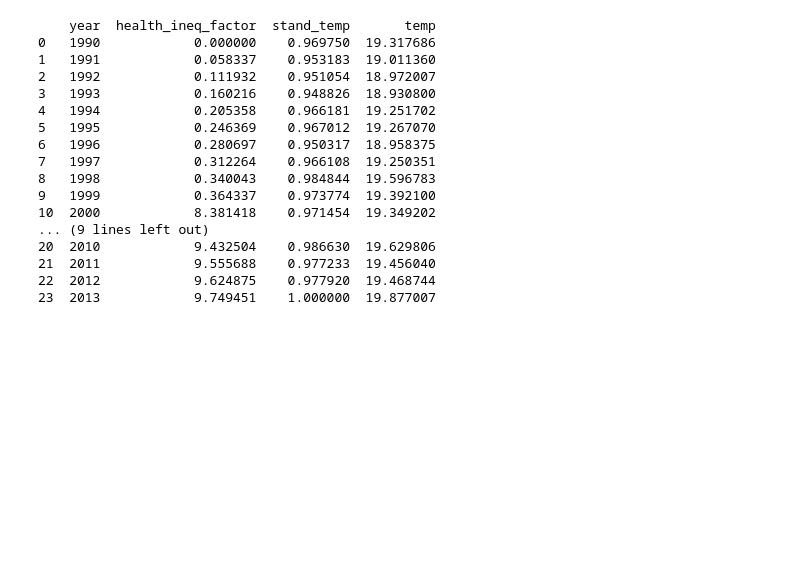
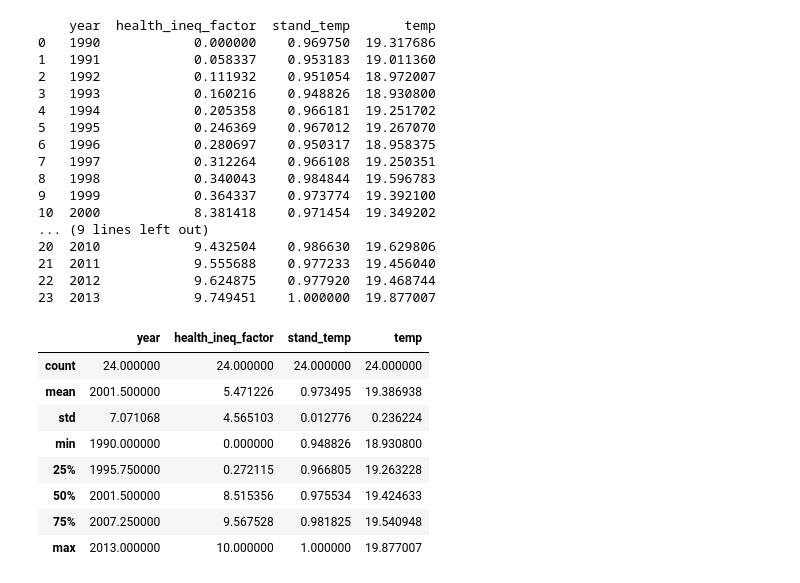
Before and after one commit to E-Eshbaugh/Global-Warming-Health-Inequality, a Jupyter notebook: CollectionProcessing.ipynb, the cells around one changed output. Cells and saved outputs as stored; diff of their text form; code cells hidden in the pictures; blank space fills up the shorter version.

```diff
--- a/CollectionProcessing.ipynb
+++ b/CollectionProcessing.ipynb
@@ -174,3 +175,16 @@ print(df)
 21  2011            9.555688    0.977233  19.456040
 22  2012            9.624875    0.977920  19.468744
 23  2013            9.749451    1.000000  19.877007
+# %%
+# Summary statistics
+df.describe()
+# %% [output]
+|  | year | health_ineq_factor | stand_temp | temp |
+| count | 24.000000 | 24.000000 | 24.000000 | 24.000000 |
+| mean | 2001.500000 | 5.471226 | 0.973495 | 19.386938 |
+| std | 7.071068 | 4.565103 | 0.012776 | 0.236224 |
+| min | 1990.000000 | 0.000000 | 0.948826 | 18.930800 |
+| 25% | 1995.750000 | 0.272115 | 0.966805 | 19.263228 |
+| 50% | 2001.500000 | 8.515356 | 0.975534 | 19.424633 |
+| 75% | 2007.250000 | 9.567528 | 0.981825 | 19.540948 |
+| max | 2013.000000 | 10.000000 | 1.000000 | 19.877007 |
```
Also changed, not shown: parts of 6 cells of this notebook.
